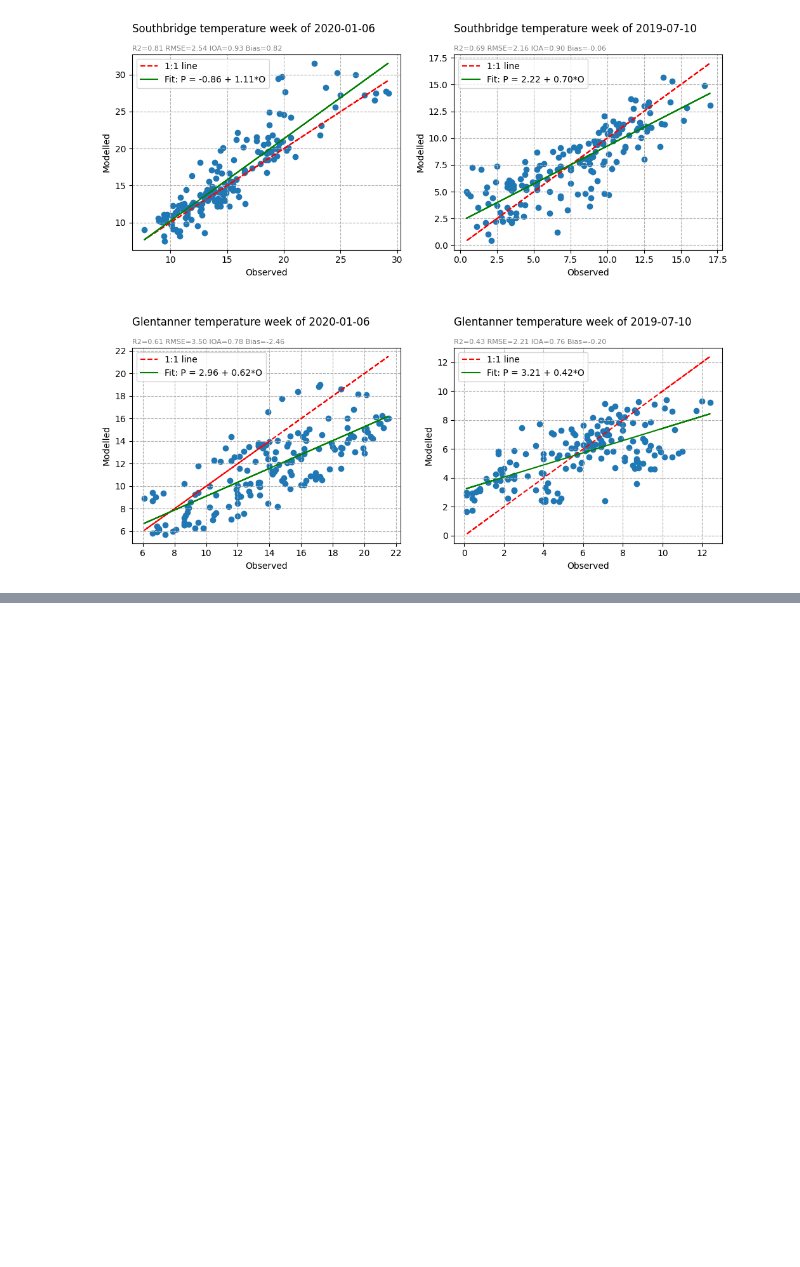
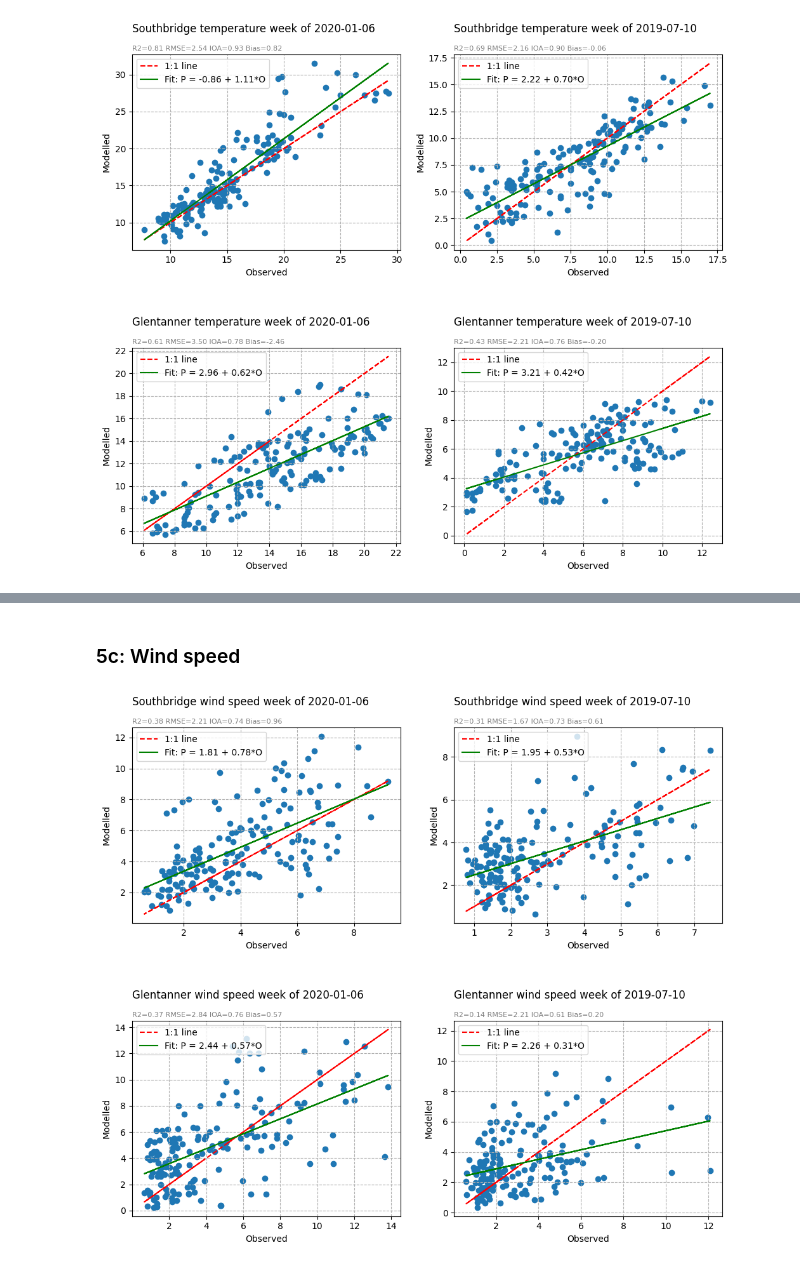
Before and after one commit to tineke-corin/GISC405, a Jupyter notebook: tco111_Ass02.ipynb, the cells around one changed output, grey strips where cells are left out. Cells and saved outputs as stored; diff of their text form; code cells hidden in the pictures; blank space fills up the shorter version.

```diff
--- a/tco111_Ass02.ipynb
+++ b/tco111_Ass02.ipynb
@@ -413,0 +516,19 @@ plt.show()
+# %% [markdown]
+### 5c: Wind speed
+# %%
+fig, axs = plt.subplots(2, 2, figsize=(12,10))
+stat_rows = statistics.loc[statistics['Variable'] == 'WS']
+
+for k_ix, key in enumerate(STATIONS.keys()):
+  stn = STATIONS[key]
+  d_ix = 0
+
+  for d_ix, d in enumerate(DATE_RANGES):
+    t_obs, t_pred = get_observations_and_predictions('wind_speed', 'WS', stn, d)
+    ax = axs[k_ix][d_ix]
+    scatter_plot(ax, t_obs, t_pred, d['start_date'], key, 'wind speed', stat_rows)
+
+plt.subplots_adjust(hspace=0.5)
+plt.show()
+# %% [output]
+[figure, added]
```
Also changed, not shown: parts of 24 cells of this notebook.
